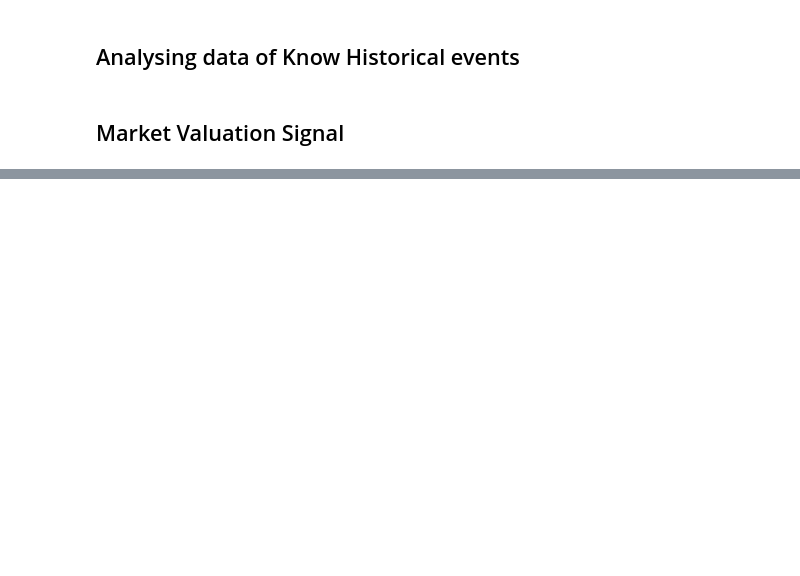
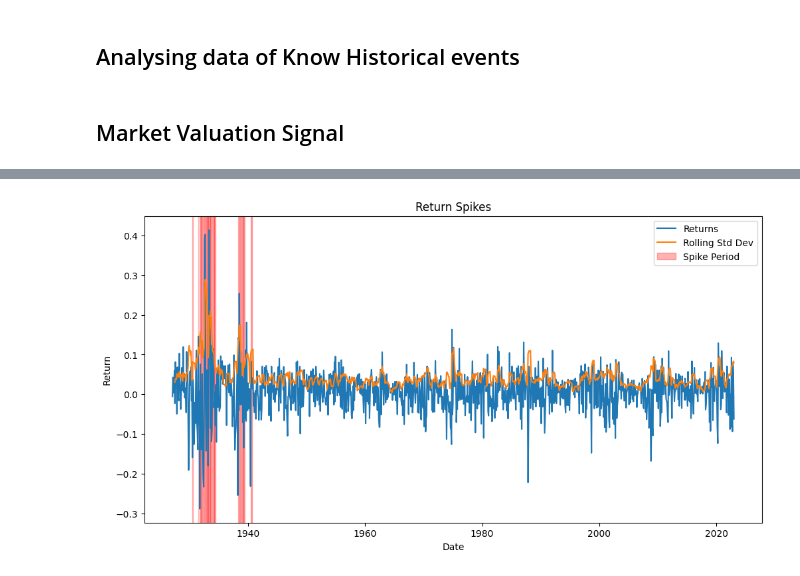
Before and after one commit to demilade27/Predicting-Monthly-Excess-Returns-of-Market-Index, a Jupyter notebook: Predicting_Monthly_Excess_Returns_of_Market_Index.ipynb, the cells around one changed output, grey strips where cells are left out. Saved outputs shown, nothing was run; the diff lists cells and outputs as text; code cells hidden in the pictures; blank space fills up the shorter version.

```diff
--- a/Predicting_Monthly_Excess_Returns_of_Market_Index.ipynb
+++ b/Predicting_Monthly_Excess_Returns_of_Market_Index.ipynb
@@ -684,13 +622,11 @@ _ = plt.colorbar(label='Market Risk Premium (tms)')
 # %%
-# prompt: find period of spike in return
-
 # Assuming 'R' column represents returns and the index is a datetime index.
 def find_spike_periods(df, return_column='R', threshold=2):
     """
     Finds periods of spikes in returns exceeding a given threshold.
 
     Args:
-        df: DataFrame with a datetime index and a return column.
+        DF_FINAL: DataFrame with a datetime index and a return column.
         return_column: The name of the column containing returns.
         threshold: The standard deviation threshold to identify a spike.
 
@@ -700,10 +636,10 @@ def find_spike_periods(df, return_column='R', threshold=2):
     """
 
     # Calculate rolling standard deviation to identify volatility
-    rolling_std = df[return_column].rolling(window=12).std() # Adjust window size as needed
+    rolling_std = DF_FINAL[return_column].rolling(window=12).std() # Adjust window size as needed
 
     # Identify spikes based on threshold
-    spikes = df[return_column][rolling_std > threshold * rolling_std.mean()]
+    spikes = DF_FINAL[return_column][rolling_std > threshold * rolling_std.mean()]
 
     # Group consecutive spikes into periods
     spike_periods = []
@@ -720,13 +656,13 @@ def find_spike_periods(df, return_column='R', threshold=2):
     return spike_periods
 
 # Example usage:
-spike_periods = find_spike_periods(df)
+spike_periods = find_spike_periods(DF_FINAL)
 print(spike_periods)
 
 # For visualization
 plt.figure(figsize=(12, 6))
-plt.plot(df['R'], label='Returns')
-plt.plot(df['R'].rolling(window=6).std(), label='Rolling Std Dev')
+plt.plot(DF_FINAL['R'], label='Returns')
+plt.plot(DF_FINAL['R'].rolling(window=6).std(), label='Rolling Std Dev')
 
 for start, end in spike_periods:
     plt.axvspan(start, end, color='red', alpha=0.3, label='Spike Period' if start==spike_periods[0][0] else '') # Plot each spike as a shaded area
@@ -735,3 +671,4 @@ plt.title('Return Spikes')
 plt.xlabel('Date')
 plt.ylabel('Return')
 plt.show()
+# %% [output]
@@ -737,0 +676 @@ plt.show()
+[figure, added]
```
Also changed, not shown: parts of 100 cells of this notebook.
